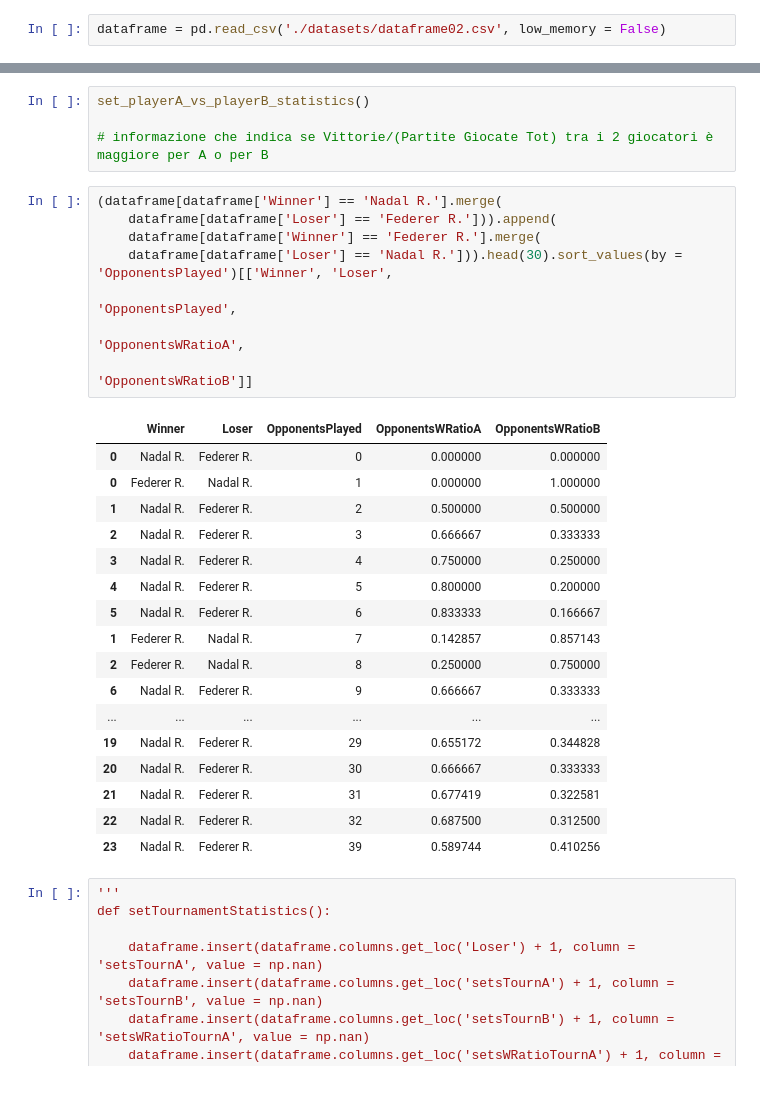
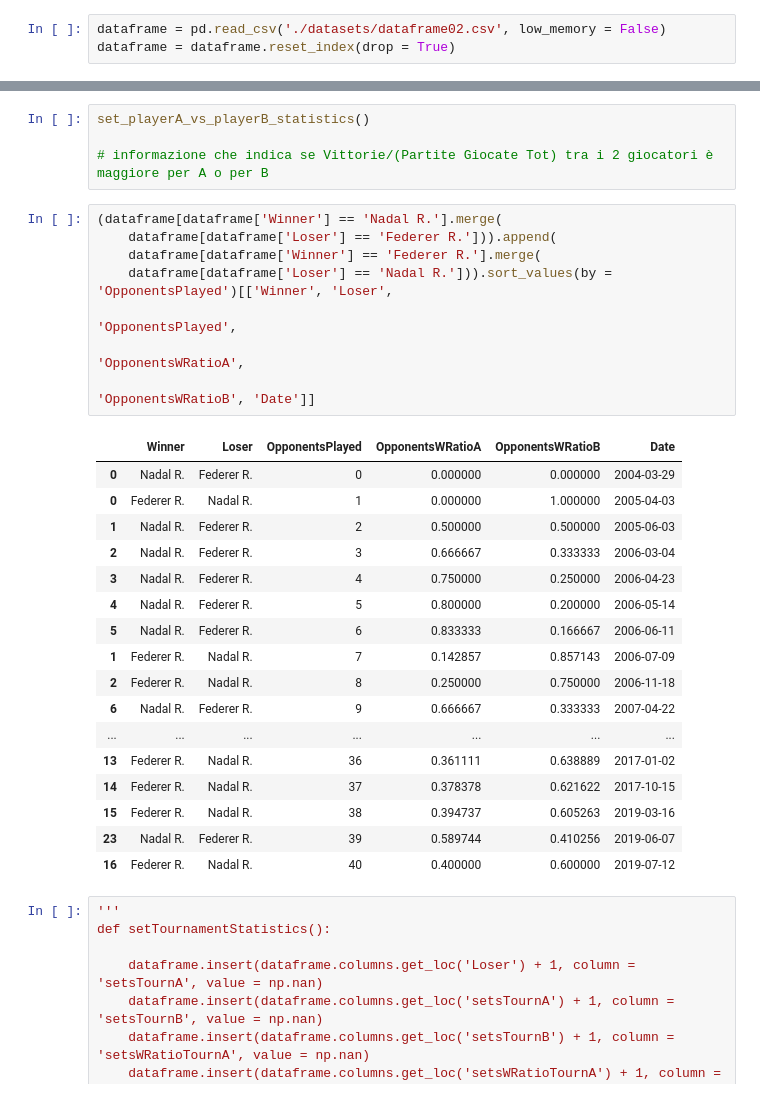
Before and after one commit to RiccardoSpolaor/Predict_Winner_2020_Australian_Open, a Jupyter notebook: Redone/05 Adding New Variables.ipynb, the cells around one changed output, grey strips where cells are left out. Drawn from its saved outputs; the diff is of its cells as text.

```diff
--- a/Redone/05 Adding New Variables.ipynb
+++ b/Redone/05 Adding New Variables.ipynb
@@ -20,6 +20,7 @@ import pandas as pd
 import numpy as np
 # %%
 dataframe = pd.read_csv('./datasets/dataframe02.csv', low_memory = False)
+dataframe = dataframe.reset_index(drop = True)
 # %%
 dataframe.head()
 # %% [output]
@@ -97,29 +98,29 @@ set_playerA_vs_playerB_statistics()
 # %%
 (dataframe[dataframe['Winner'] == 'Nadal R.'].merge(
     dataframe[dataframe['Loser'] == 'Federer R.'])).append(
     dataframe[dataframe['Winner'] == 'Federer R.'].merge(
-    dataframe[dataframe['Loser'] == 'Nadal R.'])).head(30).sort_values(by = 'OpponentsPlayed')[['Winner', 'Loser',
+    dataframe[dataframe['Loser'] == 'Nadal R.'])).sort_values(by = 'OpponentsPlayed')[['Winner', 'Loser',
                                                                                                 'OpponentsPlayed',
                                                                                                 'OpponentsWRatioA',
-                                                                                                'OpponentsWRatioB']]
+                                                                                                'OpponentsWRatioB', 'Date']]
 # %% [output]
-|  | Winner | Loser | OpponentsPlayed | OpponentsWRatioA | OpponentsWRatioB |
-| 0 | Nadal R. | Federer R. | 0 | 0.000000 | 0.000000 |
-| 0 | Federer R. | Nadal R. | 1 | 0.000000 | 1.000000 |
-| 1 | Nadal R. | Federer R. | 2 | 0.500000 | 0.500000 |
-| 2 | Nadal R. | Federer R. | 3 | 0.666667 | 0.333333 |
-| 3 | Nadal R. | Federer R. | 4 | 0.750000 | 0.250000 |
-| 4 | Nadal R. | Federer R. | 5 | 0.800000 | 0.200000 |
-| 5 | Nadal R. | Federer R. | 6 | 0.833333 | 0.166667 |
-| 1 | Federer R. | Nadal R. | 7 | 0.142857 | 0.857143 |
-| 2 | Federer R. | Nadal R. | 8 | 0.250000 | 0.750000 |
-| 6 | Nadal R. | Federer R. | 9 | 0.666667 | 0.333333 |
-| ... | ... | ... | ... | ... | ... |
-| 19 | Nadal R. | Federer R. | 29 | 0.655172 | 0.344828 |
-| 20 | Nadal R. | Federer R. | 30 | 0.666667 | 0.333333 |
-| 21 | Nadal R. | Federer R. | 31 | 0.677419 | 0.322581 |
-| 22 | Nadal R. | Federer R. | 32 | 0.687500 | 0.312500 |
-| 23 | Nadal R. | Federer R. | 39 | 0.589744 | 0.410256 |
+|  | Winner | Loser | OpponentsPlayed | OpponentsWRatioA | OpponentsWRatioB | Date |
+| 0 | Nadal R. | Federer R. | 0 | 0.000000 | 0.000000 | 2004-03-29 |
+| 0 | Federer R. | Nadal R. | 1 | 0.000000 | 1.000000 | 2005-04-03 |
+| 1 | Nadal R. | Federer R. | 2 | 0.500000 | 0.500000 | 2005-06-03 |
+| 2 | Nadal R. | Federer R. | 3 | 0.666667 | 0.333333 | 2006-03-04 |
+| 3 | Nadal R. | Federer R. | 4 | 0.750000 | 0.250000 | 2006-04-23 |
+| 4 | Nadal R. | Federer R. | 5 | 0.800000 | 0.200000 | 2006-05-14 |
+| 5 | Nadal R. | Federer R. | 6 | 0.833333 | 0.166667 | 2006-06-11 |
+| 1 | Federer R. | Nadal R. | 7 | 0.142857 | 0.857143 | 2006-07-09 |
+| 2 | Federer R. | Nadal R. | 8 | 0.250000 | 0.750000 | 2006-11-18 |
+| 6 | Nadal R. | Federer R. | 9 | 0.666667 | 0.333333 | 2007-04-22 |
+| ... | ... | ... | ... | ... | ... | ... |
+| 13 | Federer R. | Nadal R. | 36 | 0.361111 | 0.638889 | 2017-01-02 |
+| 14 | Federer R. | Nadal R. | 37 | 0.378378 | 0.621622 | 2017-10-15 |
+| 15 | Federer R. | Nadal R. | 38 | 0.394737 | 0.605263 | 2019-03-16 |
+| 23 | Nadal R. | Federer R. | 39 | 0.589744 | 0.410256 | 2019-06-07 |
+| 16 | Federer R. | Nadal R. | 40 | 0.400000 | 0.600000 | 2019-07-12 |
 # %%
 '''
 def setTournamentStatistics():
```
Also changed, not shown: parts of 2 cells of this notebook, 9 other files.
